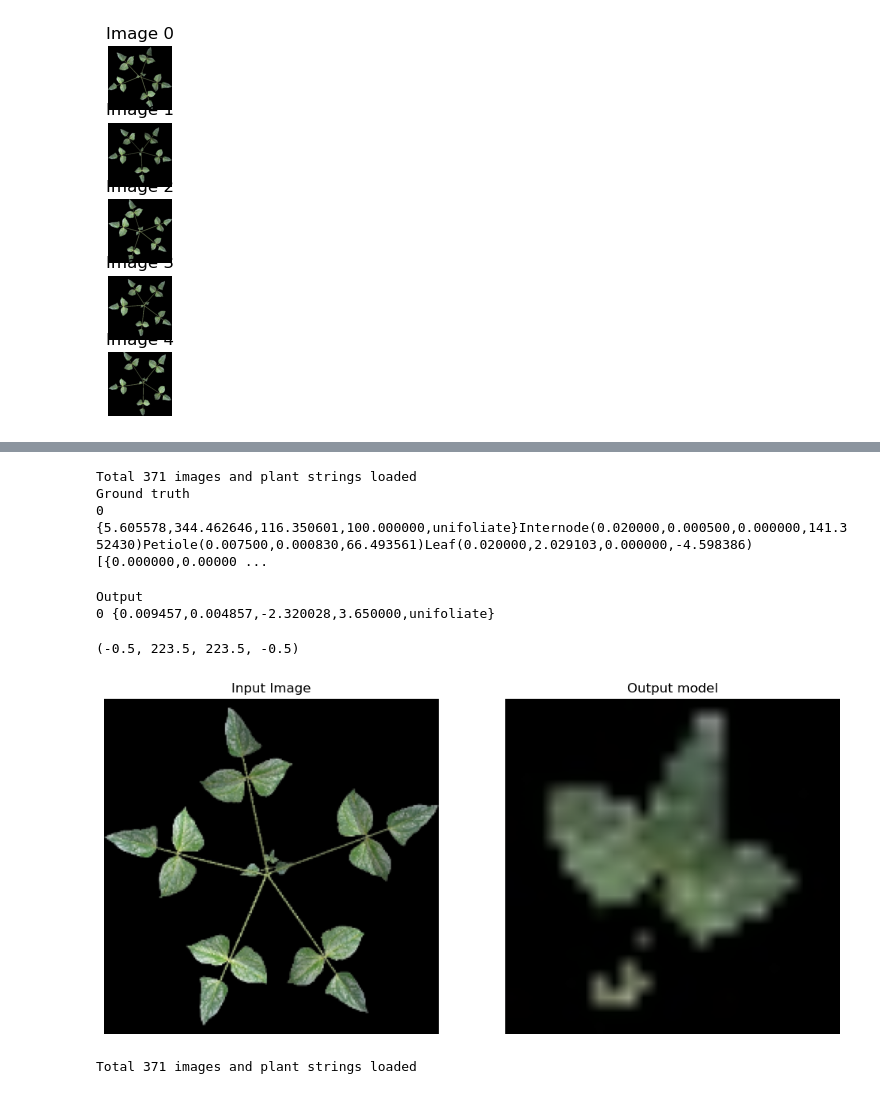
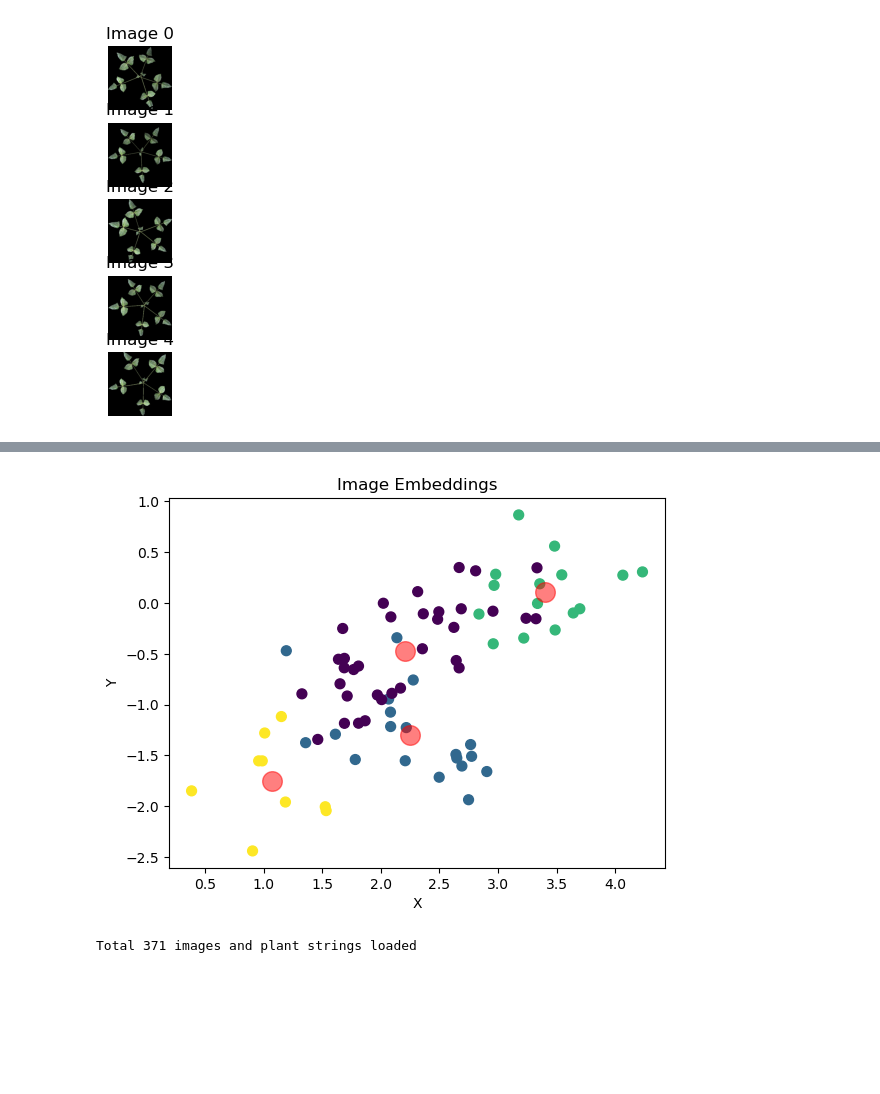
Before and after one commit to GEMINI-Breeding/Image2PlantArchitecture, a Jupyter notebook: src/evaluate.ipynb, the cells around one changed output, grey strips where cells are left out. Drawn from its saved outputs; the diff is of its cells as text; code cells hidden in the pictures; blank space fills up the shorter version.

```diff
--- a/src/evaluate.ipynb
+++ b/src/evaluate.ipynb
@@ -131,3 +375,22 @@ MainModule(
+# %%
+# Cluster the images based on the image embeddings
+from sklearn.cluster import KMeans
+
+# Cluster the image embeddings
+kmeans = KMeans(n_clusters=4, random_state=0).fit(img_emb_total_array)
+
+# Get the cluster labels
+cluster_labels = kmeans.labels_
+
+# Plot the clusters
+plt.scatter(img_emb_total_array[:, 0], img_emb_total_array[:, 1], c=cluster_labels, s=50, cmap='viridis')
+plt.scatter(kmeans.cluster_centers_[:, 0], kmeans.cluster_centers_[:, 1], c='red', s=200, alpha=0.5)
+plt.xlabel("X")
+plt.ylabel("Y")
+plt.title("Image Embeddings")
+plt.show()
+# %% [output]
+[figure, added]
 # %%
 from plant_tokenizer import params_SOS_token_padded, SOS_token, EOS_token
 from plant_tokenizer import token2vec
@@ -135,12 +398,14 @@ from plant_tokenizer import vec2token
 from models.model import get_tgt_mask
 from plant_dataset import collate_fn
 
+import torch.nn.functional as F
+
 transform = transforms.Compose([
                         transforms.ToTensor(),
                         transforms.Normalize(mean=[0.5, 0.5, 0.5], std=[0.5, 0.5, 0.5])
         ])
 stages = ["003","010","016","023"]
-test_dataset = PlantDataset("../data/generated_dataset_Sep22_black", plot=["001"], stages=stages[0],
+test_dataset = PlantDataset("../data/generated_dataset_Sep22_black", plot=["001"], stages=stages,
                             transform=transform, load_depth=False, preload=False, process_leaf=True, image_size=image_size)
 gen_dataloader = DataLoader(test_dataset, batch_size=1, shuffle=True, collate_fn=collate_fn)
 
@@ -148,6 +413,8 @@ gen_dataloader = DataLoader(test_dataset, batch_size=1, shuffle=True, collate_fn
 #for idx, (image, out, lengths) in enumerate(test_dataset):
 # (image, out, lengths) = test_dataset[1]
 (image, out, lengths) = next(iter(gen_dataloader))
+(image, out2, lengths) = next(iter(gen_dataloader))
+
 model.eval()
 if 1:
     if image.dim() == 3:
@@ -158,7 +425,7 @@ if 1:
     print(test_dataset.plant_string_raw)
 
     image = image.to(device)
-
+    out = out.to(device)
     # Plot the image
     # Draw the image
     image_vis = image.squeeze(0).permute(1,2,0).cpu().numpy()
@@ -168,6 +435,28 @@ if 1:
     # plt.imshow(image_vis)
     with torch.no_grad():
         result = model.generate(image)
+
+        # Check embeddings
+        img_emb = model.image_encoder(image)[:,0,:]
+        y_expected = out[:, 1:]
+        #y_expected = out2[:, 1:]
+        label = y_expected[:, :, 0].long()
+        label_onehot = F.one_hot(label, num_classes=model.seq_dim).float()
+        y_expected_seq = torch.cat((label_onehot, y_expected[:, :, 1:]), dim=2)
+        y_expected_seq = y_expected_seq.permute(0, 2, 1)
+
+        seq_emb = model.SeqEmbeddingModel(y_expected_seq.to(device))
+        # print(f"Image Embedding: {img_emb}")
+        # print(f"Sequence Embedding: {seq_emb}")
+        # Error
+        if 0:
+            error = F.mse_loss(img_emb, seq_emb)
+        else:
+            # Cosine similarity
+            #error = F.cosine_similarity(img_emb, seq_emb, dim=1)
+            error = F.cosine_embedding_loss(img_emb.squeeze(), seq_emb.squeeze(), torch.tensor(1.0).to(device))
+        print(f"Error: {error}")
+
     # print(f"Example {idx}")
     # print(f"Input Structure: {token2vec(out.squeeze(0).tolist())}")
     # print(f"Input Token: {out.squeeze(0).tolist()}")
@@ -242,14 +531,6 @@ img = cv2.resize(leaf_img,(image_size,image_size))
 axes[1].imshow(cv2.cvtColor(img, cv2.COLOR_BGR2RGB))
 axes[1].set_title("Output model")
 axes[1].axis('off')
-# %% [output]
-Total 371 images and plant strings loaded
-Ground truth
-0 {5.605578,344.462646,116.350601,100.000000,unifoliate}Internode(0.020000,0.000500,0.000000,141.352430)Petiole(0.007500,0.000830,66.493561)Leaf(0.020000,2.029103,0.000000,-4.598386)[{0.000000,0.00000 ...
-Output
-0 {0.009457,0.004857,-2.320028,3.650000,unifoliate}
-(-0.5, 223.5, 223.5, -0.5)
-[figure, removed]
 # %%
 import os
 import torch
```
Also changed, not shown: parts of 8 cells of this notebook, 5 other files.
